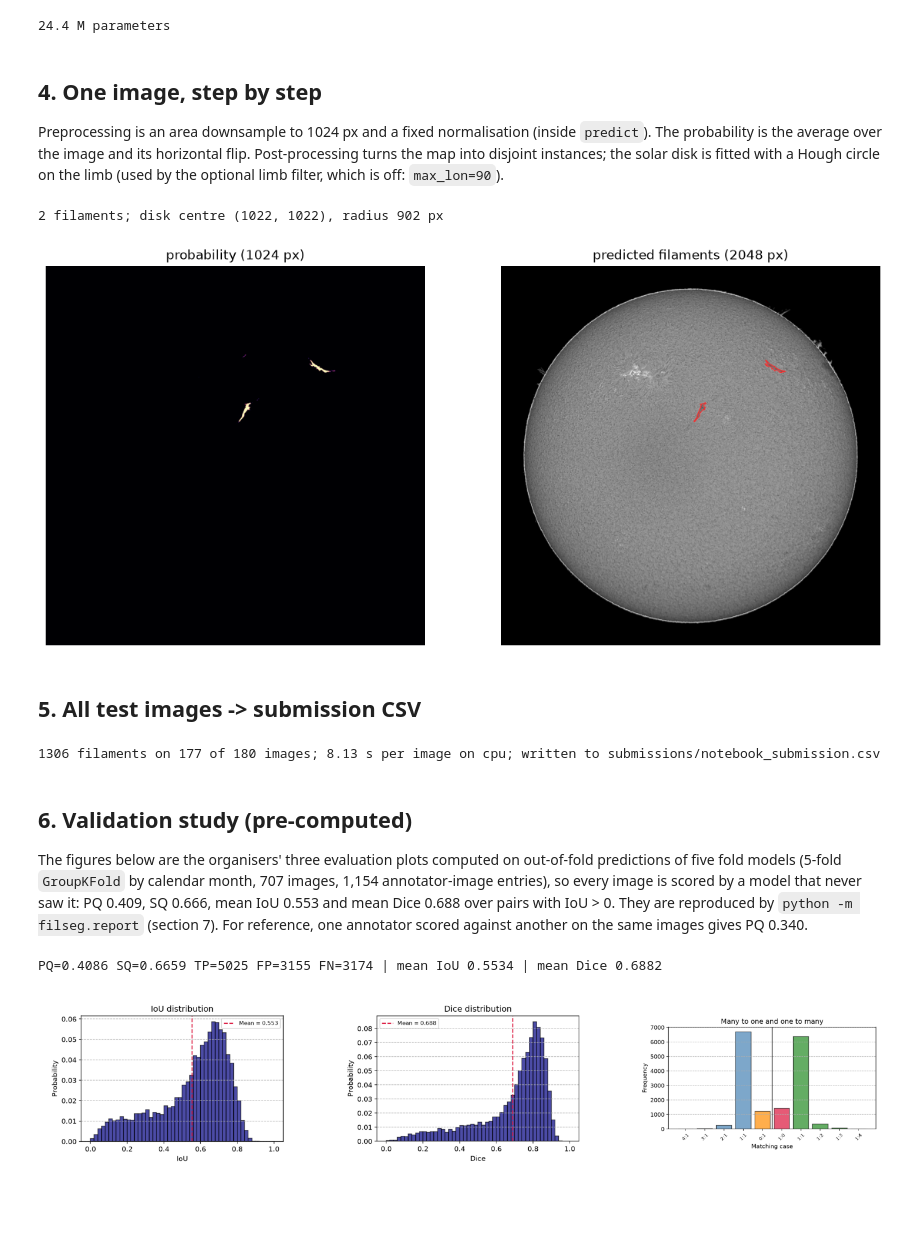
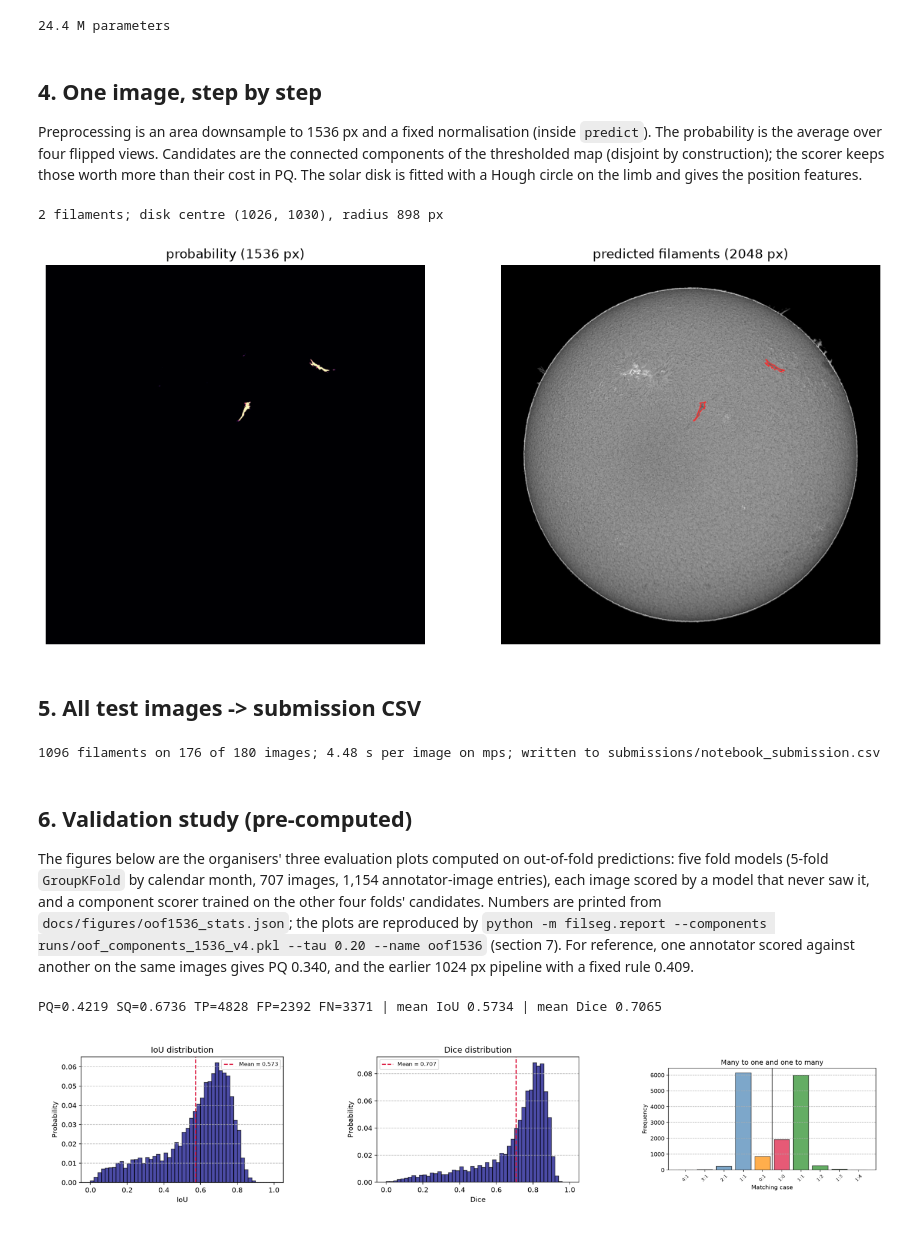
Before and after one commit to kabartay/filament-segmentation-2026, a Jupyter notebook: pipeline.ipynb, the cells around one changed output. Drawn from its saved outputs; the diff is of its cells as text; code cells hidden in the pictures; blank space fills up the shorter version.

```diff
--- a/pipeline.ipynb
+++ b/pipeline.ipynb
@@ -27,15 +28,17 @@ from pycocotools import mask as mask_util
 from filseg.cache import downsample
 from filseg.data import ROOT, SIZE, TEST_IMAGES, read_image
 from filseg.geometry import fit_disk
-from filseg.postprocess import PostConfig, instances
+from filseg.postprocess import upsample
+from filseg.scorer import load_scorer
 from filseg.predict import write_csv
 from filseg.train import build_model, predict
 
 # FILSEG_DEVICE overrides the automatic choice, e.g. FILSEG_DEVICE=cpu
 DEVICE = os.environ.get("FILSEG_DEVICE") or ("cuda" if torch.cuda.is_available() else "mps" if torch.backends.mps.is_available() else "cpu")
-WEIGHTS = ROOT / "weights" / "unet_r34_all.pt"
+WEIGHTS = ROOT / "weights" / "unet_r34_1536_all.pt"
+SCORER = load_scorer(ROOT / "weights" / "component_scorer_1536.pkl")
 OUTPUT = ROOT / "submissions" / "notebook_submission.csv"
-RES = 1024  # network input resolution
-POST = PostConfig(threshold=0.45, close_px=31, min_area=300, min_score=0.8, max_lon=90.0)
-print("device:", DEVICE, "| test images:", TEST_IMAGES)
+RES = 1536  # network input resolution
+VIEWS = 4  # flip views averaged: identity, horizontal, vertical, both
+print("device:", DEVICE, "| test images:", TEST_IMAGES.relative_to(ROOT))
 # %% [output]
@@ -69,15 +74,15 @@ print(f"{sum(p.numel() for p in model.parameters()) / 1e6:.1f} M parameters")
 # %% [markdown]
 ## 4. One image, step by step
 
-Preprocessing is an area downsample to 1024 px and a fixed normalisation (inside `predict`). The
-probability is the average over the image and its horizontal flip. Post-processing turns the map into
-disjoint instances; the solar disk is fitted with a Hough circle on the limb (used by the optional
-limb filter, which is off: `max_lon=90`).
+Preprocessing is an area downsample to 1536 px and a fixed normalisation (inside `predict`). The
+probability is the average over four flipped views. Candidates are the connected components of the
+thresholded map (disjoint by construction); the scorer keeps those worth more than their cost in PQ.
+The solar disk is fitted with a Hough circle on the limb and gives the position features.
 # %%
 small = downsample(example, RES)
-prob = predict(model, small[None], DEVICE)[0].astype(np.float32)
+prob = predict(model, small[None], DEVICE, views=VIEWS)[0].astype(np.float32)
 disk = fit_disk(small)
-rles = instances(prob, POST, disk)
+rles = SCORER.select(upsample(prob), example, disk)
 print(f"{len(rles)} filaments; disk centre ({disk.cx:.0f}, {disk.cy:.0f}), radius {disk.r:.0f} px")
 
 overlay = cv2.cvtColor(example, cv2.COLOR_GRAY2RGB)
@@ -86,12 +91,12 @@ for rle in rles:
     contours, _ = cv2.findContours(m, cv2.RETR_EXTERNAL, cv2.CHAIN_APPROX_NONE)
     cv2.drawContours(overlay, contours, -1, (255, 40, 40), 3)
 fig, ax = plt.subplots(1, 2, figsize=(14, 7))
-ax[0].imshow(prob, cmap="magma", vmin=0, vmax=1); ax[0].set_title("probability (1024 px)")
+ax[0].imshow(prob, cmap="magma", vmin=0, vmax=1); ax[0].set_title("probability (1536 px)")
 ax[1].imshow(overlay); ax[1].set_title("predicted filaments (2048 px)")
 for a in ax: a.axis("off")
 plt.show()
 # %% [output]
-2 filaments; disk centre (1022, 1022), radius 902 px
+2 filaments; disk centre (1026, 1030), radius 898 px
 [figure]
 # %% [markdown]
 ## 5. All test images -> submission CSV
@@ -99,36 +104,39 @@ plt.show()
 started = time.time()
 rows = []
 for path in test_paths:
-    small = downsample(read_image(path), RES)
-    prob = predict(model, small[None], DEVICE)[0].astype(np.float32)
-    for n, rle in enumerate(instances(prob, POST, fit_disk(small)), start=1):
+    image = read_image(path)
+    small = downsample(image, RES)
+    prob = predict(model, small[None], DEVICE, views=VIEWS)[0].astype(np.float32)
+    for n, rle in enumerate(SCORER.select(upsample(prob), image, fit_disk(small)), start=1):
         rows.append((f"{path.stem}_{n}", rle["counts"].decode()))
 elapsed = time.time() - started
 OUTPUT.parent.mkdir(exist_ok=True)
 write_csv(rows, OUTPUT, [p.stem for p in test_paths])  # checks unique ids, known images, non-empty masks
 n_images = len({r[0].rsplit('_', 1)[0] for r in rows})
 print(f"{len(rows)} filaments on {n_images} of {len(test_paths)} images; "
-      f"{elapsed / len(test_paths):.2f} s per image on {DEVICE}; written to {OUTPUT}")
+      f"{elapsed / len(test_paths):.2f} s per image on {DEVICE}; written to {OUTPUT.relative_to(ROOT)}")
 # %% [output]
-1306 filaments on 177 of 180 images; 8.13 s per image on cpu; written to submissions/notebook_submission.csv
+1096 filaments on 176 of 180 images; 4.48 s per image on mps; written to submissions/notebook_submission.csv
 # %% [markdown]
 ## 6. Validation study (pre-computed)
 
-The figures below are the organisers' three evaluation plots computed on out-of-fold predictions of
+The figures below are the organisers' three evaluation plots computed on out-of-fold predictions:
 five fold models (5-fold `GroupKFold` by calendar month, 707 images, 1,154 annotator-image entries),
-so every image is scored by a model that never saw it: PQ 0.409, SQ 0.666, mean IoU 0.553 and mean
-Dice 0.688 over pairs with IoU > 0. They are reproduced by `python -m filseg.report` (section 7).
-For reference, one annotator scored against another on the same images gives PQ 0.340.
+each image scored by a model that never saw it, and a component scorer trained on the other four
+folds' candidates. Numbers are printed from `docs/figures/oof1536_stats.json`; the plots are
+reproduced by `python -m filseg.report --components runs/oof_components_1536_v4.pkl --tau 0.20
+--name oof1536` (section 7). For reference, one annotator scored against another on the same images
+gives PQ 0.340, and the earlier 1024 px pipeline with a fixed rule 0.409.
 # %%
-stats = json.loads((ROOT / "docs" / "figures" / "oof5_stats.json").read_text())
+stats = json.loads((ROOT / "docs" / "figures" / "oof1536_stats.json").read_text())
 print(stats["summary"], "| mean IoU", stats["mean_iou"], "| mean Dice", stats["mean_dice"])
 fig, ax = plt.subplots(1, 3, figsize=(18, 5))
 for a, name in zip(ax, ["iou", "dice", "m2n"]):
-    a.imshow(plt.imread(ROOT / "docs" / "figures" / f"oof5_{name}.png")); a.axis("off")
+    a.imshow(plt.imread(ROOT / "docs" / "figures" / f"oof1536_{name}.png")); a.axis("off")
 plt.show()
 # %% [output]
-PQ=0.4086 SQ=0.6659 TP=5025 FP=3155 FN=3174 | mean IoU 0.5534 | mean Dice 0.6882
+PQ=0.4219 SQ=0.6736 TP=4828 FP=2392 FN=3371 | mean IoU 0.5734 | mean Dice 0.7065
-[figure, old version]
+[figure, new version]
 # %% [markdown]
 ## 7. Training and tuning (reference; not run here)
 
```
Also changed, not shown: parts of 5 cells of this notebook, 10 other files.
